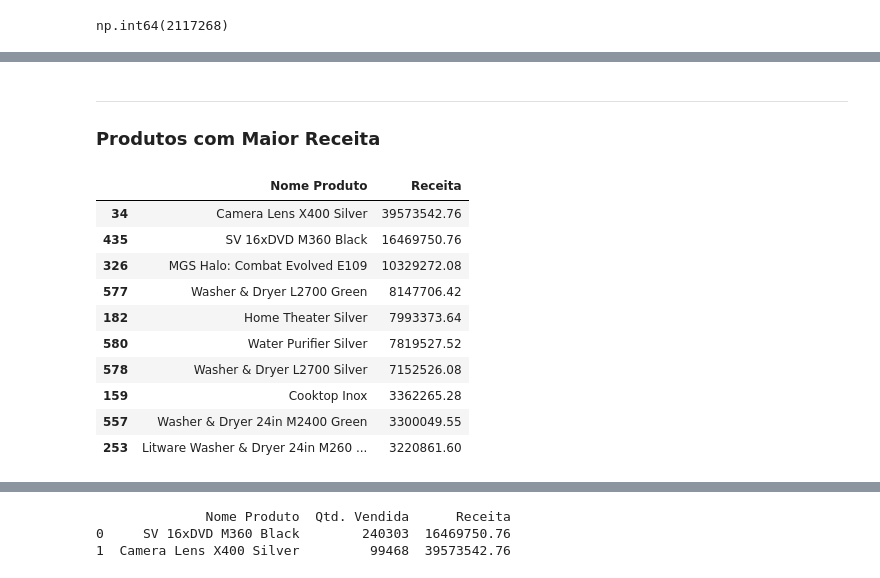
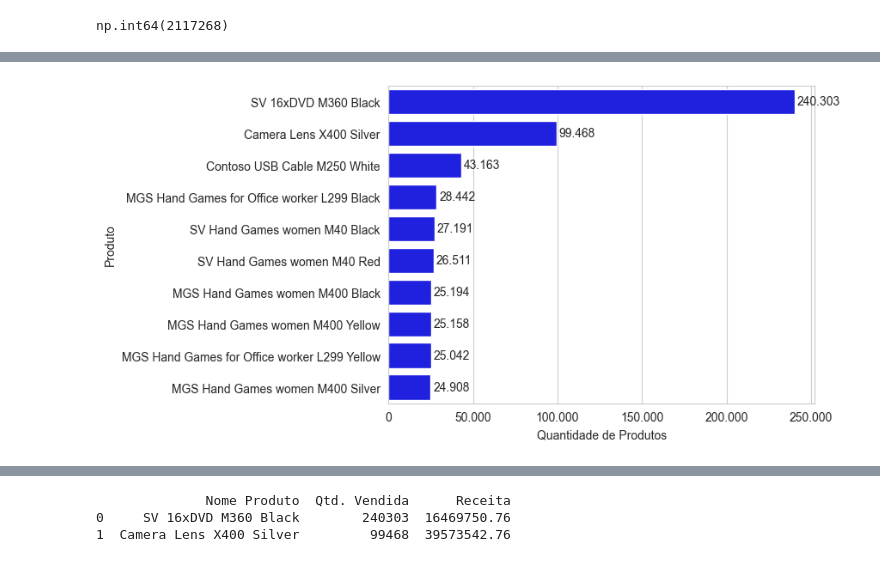
Before and after one commit to Lucas-Sala/Data, a Jupyter notebook: 00_Analise_Vendas/notebooks/04_analise.ipynb, the cells around one changed output, grey strips where cells are left out. Drawn from its saved outputs; the diff is of its cells as text; code cells hidden in the pictures.

```diff
--- a/00_Analise_Vendas/notebooks/04_analise.ipynb
+++ b/00_Analise_Vendas/notebooks/04_analise.ipynb
@@ -156,19 +161,29 @@ top10_quantidade
-# %% [markdown]
----
-### **Produtos com Maior Receita**
 # %%
-receita_produtos = df_vendas.groupby("Nome Produto", as_index=False)["Receita"].sum()
-top10_receita = receita_produtos.nlargest(10,"Receita")
-top10_receita
+quantidade_produtos = df_vendas.groupby("Nome Produto", as_index=False)["Qtd. Vendida"].sum()
+top10_quantidade = quantidade_produtos.nlargest(10,"Qtd. Vendida")
+
+ax = sns.barplot(
+    data=top10_quantidade,
+    x="Qtd. Vendida",
+    y="Nome Produto",
+    estimator="sum",
+    color='b'
+)
+
+labels = [
+    f"{v.get_width():,.0f}"
+    .replace(",", "X")
+    .replace(".", ",")
+    .replace("X", ".")
+    for v in ax.containers[0]
+]
+
+
+ax.bar_label(ax.containers[0], labels=labels, padding= 2)
+ax.xaxis.set_major_formatter(FuncFormatter(fmt.quantia))
+ax.set_xlabel("Quantidade de Produtos")
+ax.set_ylabel("Produto")
+
+plt.savefig('../images/qtdProdutos+Vendidos.png', bbox_inches='tight', dpi=300)
 # %% [output]
-|  | Nome Produto | Receita |
-| 34 | Camera Lens X400 Silver | 39573542.76 |
-| 435 | SV 16xDVD M360 Black | 16469750.76 |
-| 326 | MGS Halo: Combat Evolved E109 | 10329272.08 |
-| 577 | Washer & Dryer L2700 Green | 8147706.42 |
-| 182 | Home Theater Silver | 7993373.64 |
-| 580 | Water Purifier Silver | 7819527.52 |
-| 578 | Washer & Dryer L2700 Silver | 7152526.08 |
-| 159 | Cooktop Inox | 3362265.28 |
-| 557 | Washer & Dryer 24in M2400 Green | 3300049.55 |
-| 253 | Litware Washer & Dryer 24in M260 ... | 3220861.60 |
+[figure, added]
```
Also changed, not shown: parts of 31 cells of this notebook, 14 other files.
